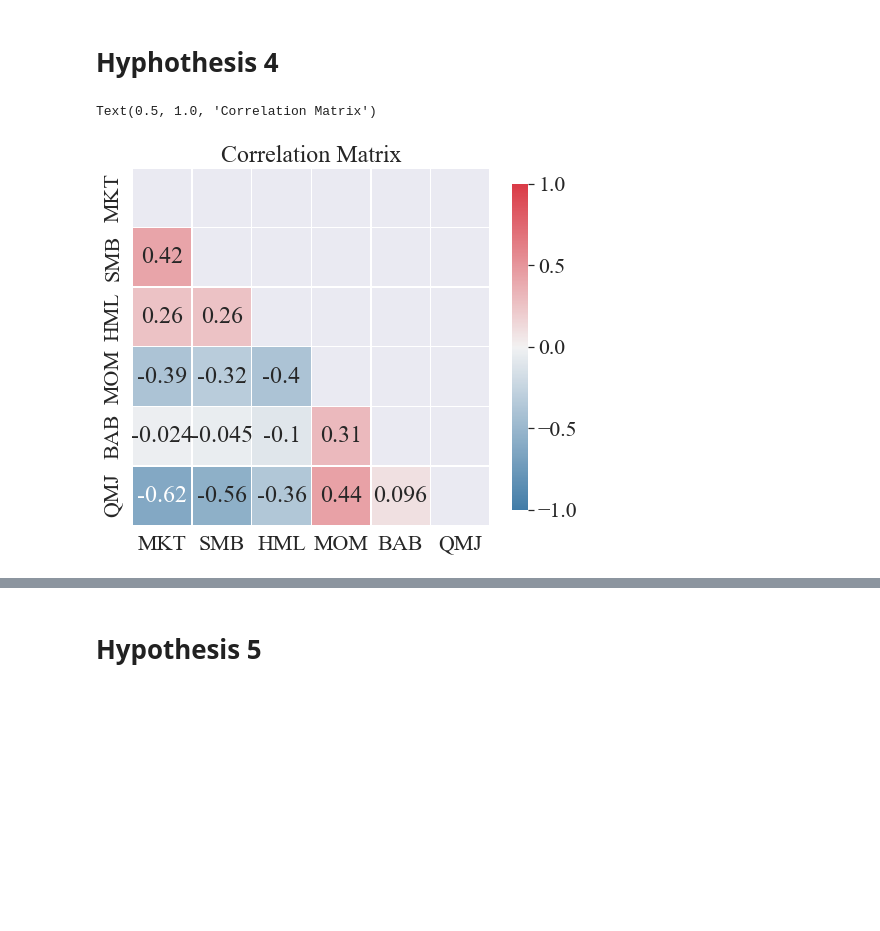
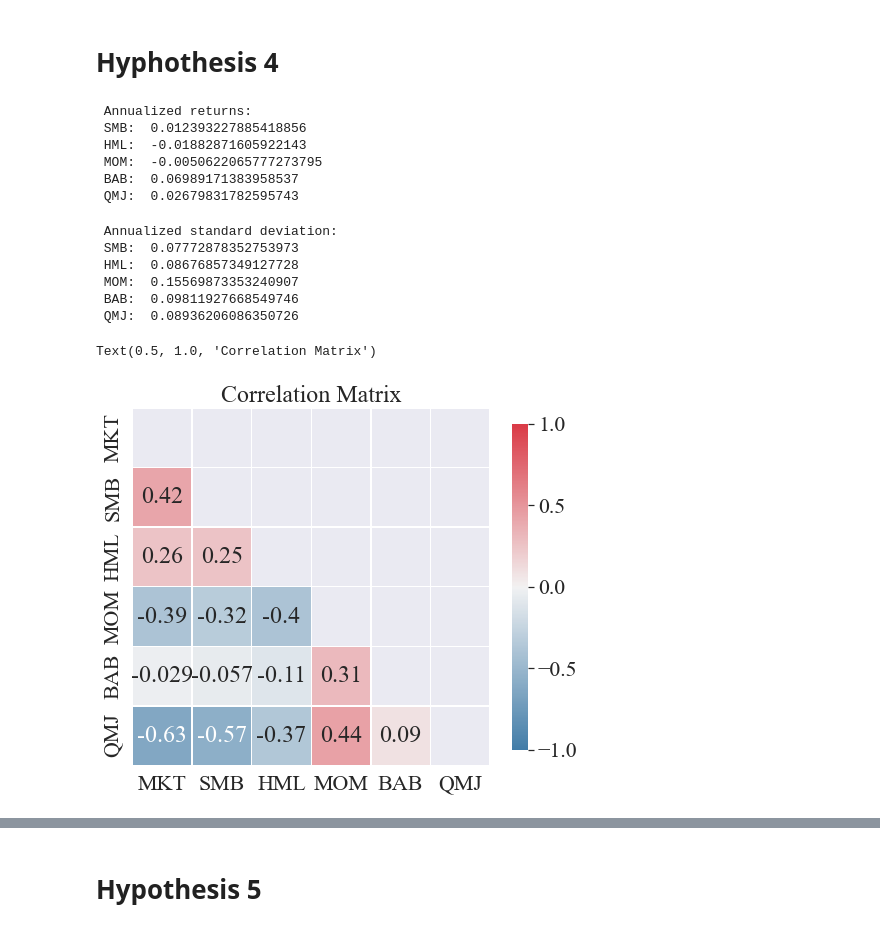
Before and after one commit to AleSandra9/master_thesis, a Jupyter notebook: analysis.ipynb, the cells around one changed output, grey strips where cells are left out. Saved outputs shown, nothing was run; the diff lists cells and outputs as text; code cells hidden in the pictures; blank space fills up the shorter version.

```diff
--- a/analysis.ipynb
+++ b/analysis.ipynb
@@ -102,8 +106,8 @@ rf = pd.read_csv("/Users/alexandra/Documents/master_thesis/data/rf.csv",index_co
 rf_d = pd.read_csv("/Users/alexandra/Documents/master_thesis/data/rf_d.csv",index_col='Date',parse_dates=True)
 ind_pf=pd.read_csv("/Users/alexandra/Documents/master_thesis/data/12_Industry_Portfolios.csv",index_col='Date',parse_dates=True)
 sp500=pd.read_csv("/Users/alexandra/Documents/master_thesis/data/sp500.csv",index_col='Date',parse_dates=True)
-factors=pd.concat([factors['MKT'],factors.iloc[:,1:].sub(rf['RF'],axis=0)],axis=1)
-factors_d=pd.concat([factors_d['MKT'],factors_d.iloc[:,1:].sub(rf_d['RF'],axis=0)],axis=1)
+#factors=pd.concat([factors['MKT'],factors.iloc[:,1:].sub(rf['RF'],axis=0)],axis=1)
+#factors_d=pd.concat([factors_d['MKT'],factors_d.iloc[:,1:].sub(rf_d['RF'],axis=0)],axis=1)
 # %% [markdown]
 # Hypothesis 1
 # %%
@@ -1833,19 +1935,57 @@ Notes:
 # %% [markdown]
 # Hyphothesis 4
+# %%
+'''Factor annualized excess returns'''
+
+smb_return_y=pf_return_annualized(factors['SMB'][1:])
+hml_return_y=pf_return_annualized(factors['HML'][1:])
+mom_return_y=pf_return_annualized(factors['MOM'][1:])
+bab_return_y=pf_return_annualized(factors['BAB'][1:])
+qmj_return_y=pf_return_annualized(factors['QMJ'][1:])
+
+print('\n Annualized returns: \n SMB: ',smb_return_y,'\n HML: ',hml_return_y,
+      '\n MOM: ',mom_return_y,'\n BAB: ',bab_return_y,
+     '\n QMJ: ',qmj_return_y)
+# %% [output]
+ Annualized returns:
+ SMB:  0.012393227885418856
+ HML:  -0.01882871605922143
+ MOM:  -0.0050622065777273795
+ BAB:  0.06989171383958537
+ QMJ:  0.02679831782595743
+# %%
+'''Factor annualized standard deviation'''
+
+smb_std_y=pf_std_annualized(factors['SMB'][1:])
+hml_std_y=pf_std_annualized(factors['HML'][1:])
+mom_std_y=pf_std_annualized(factors['MOM'][1:])
+bab_std_y=pf_std_annualized(factors['BAB'][1:])
+qmj_std_y=pf_std_annualized(factors['QMJ'][1:])
+
+print('\n Annualized standard deviation: \n SMB: ',smb_std_y,'\n HML: ',hml_std_y,
+      '\n MOM: ',mom_std_y,'\n BAB: ',bab_std_y,
+     '\n QMJ: ',qmj_std_y)
+# %% [output]
+ Annualized standard deviation:
+ SMB:  0.07772878352753973
+ HML:  0.08676857349127728
+ MOM:  0.15569873353240907
+ BAB:  0.09811927668549746
+ QMJ:  0.08936206086350726
 # %%
 '''Correlation matrix - factors'''
 
-corr_matrix_factors = np.corrcoef(factors[1:],rowvar=False)
+corr_matrix_factors = np.corrcoef(factors.iloc[1:,:],rowvar=False)
 
 '''Plot the correlation matrix'''
 
 sns.set(font="Times New Roman",font_scale=2)
 fig, ax = plt.subplots(figsize=(8, 8))
-correlation_plot(corr_matrix_factors, names=factors.columns, include_values=True, ax=ax)
+correlation_plot(corr_matrix_factors, names=factors.iloc[:,:].columns, include_values=True, ax=ax)
 ax.set_title('Correlation Matrix',)
 # %% [output]
 Text(0.5, 1.0, 'Correlation Matrix')
-[figure, old version]
+[figure, new version]
 # %%
 '''Carhart'''
 
```
Also changed, not shown: parts of 37 cells of this notebook, 1 other file.
